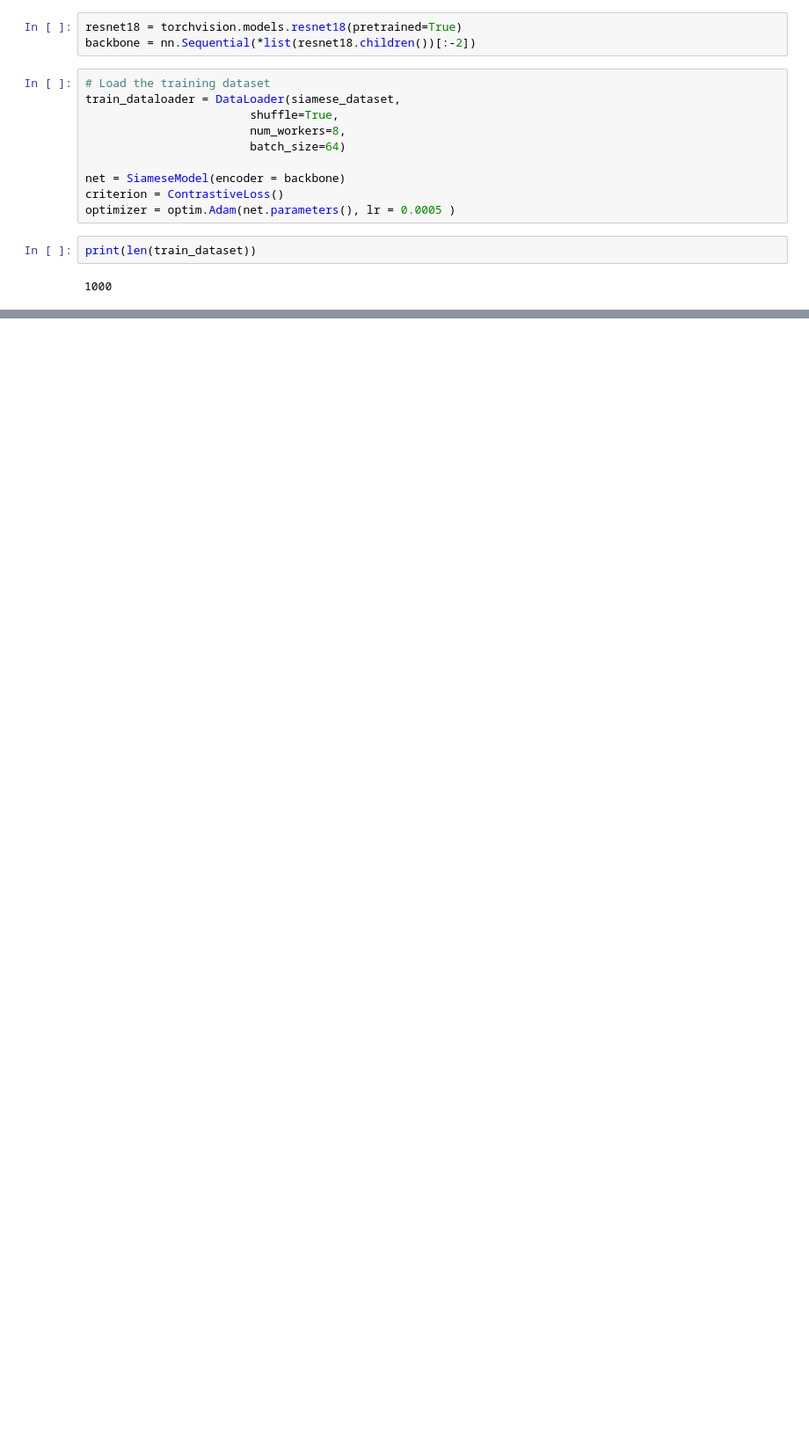
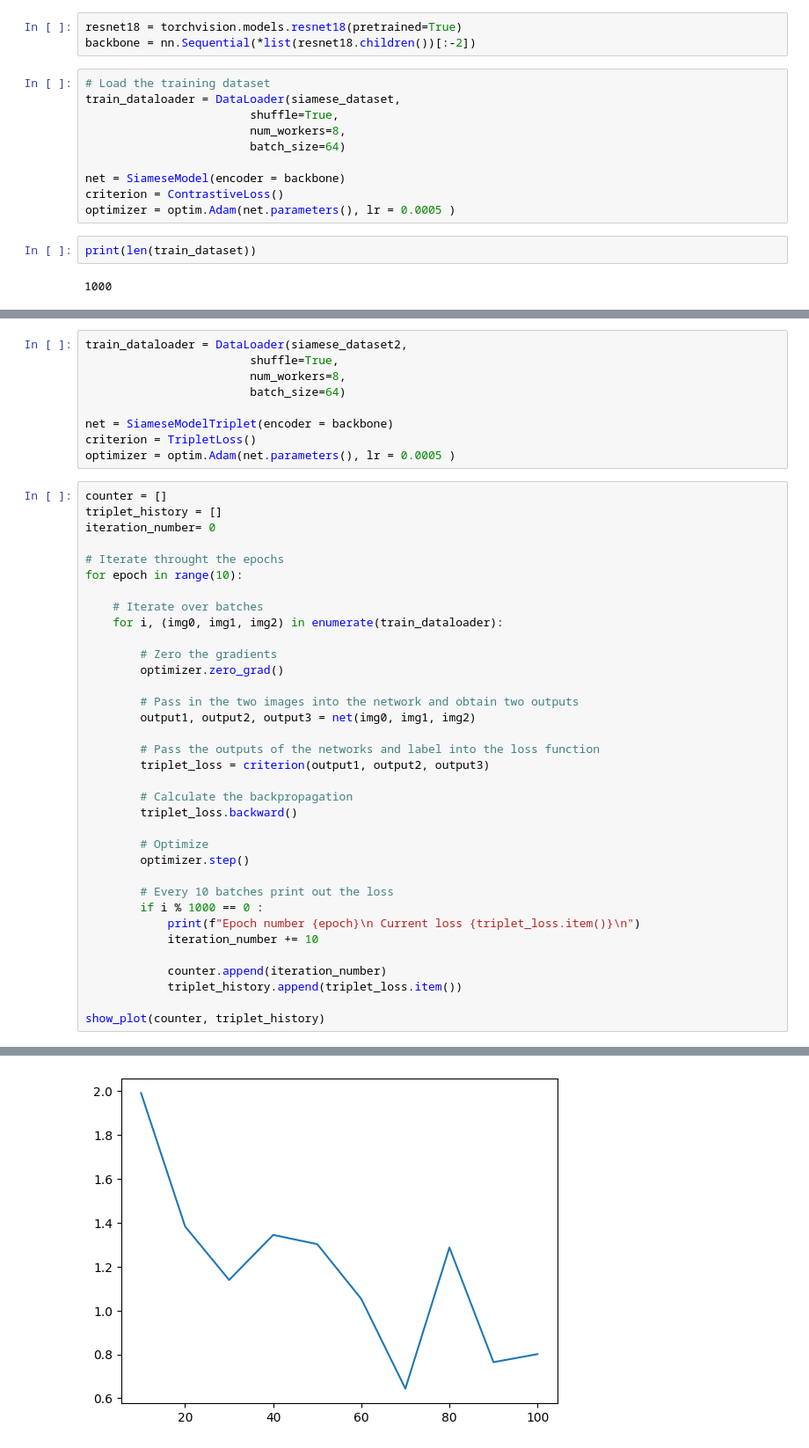
Before and after one commit to PanetoneTryhard/TrabajoVC, a Jupyter notebook: RedSiamesa_PyTorch.ipynb, the cells around one changed output, grey strips where cells are left out. Shown at 88% size. Saved outputs shown, nothing was run; the diff lists cells and outputs as text; blank space fills up the shorter version.

```diff
--- a/RedSiamesa_PyTorch.ipynb
+++ b/RedSiamesa_PyTorch.ipynb
@@ -257,0 +349,45 @@ WARNING:matplotlib.image:Clipping input data to the valid range for imshow with
+# %%
+train_dataloader = DataLoader(siamese_dataset2,
+                        shuffle=True,
+                        num_workers=8,
+                        batch_size=64)
+
+net = SiameseModelTriplet(encoder = backbone)
+criterion = TripletLoss()
+optimizer = optim.Adam(net.parameters(), lr = 0.0005 )
+# %%
+counter = []
+triplet_history = []
+iteration_number= 0
+
+# Iterate throught the epochs
+for epoch in range(10):
+
+    # Iterate over batches
+    for i, (img0, img1, img2) in enumerate(train_dataloader):
+
+        # Zero the gradients
+        optimizer.zero_grad()
+
+        # Pass in the two images into the network and obtain two outputs
+        output1, output2, output3 = net(img0, img1, img2)
+
+        # Pass the outputs of the networks and label into the loss function
+        triplet_loss = criterion(output1, output2, output3)
+
+        # Calculate the backpropagation
+        triplet_loss.backward()
+
+        # Optimize
+        optimizer.step()
+
+        # Every 10 batches print out the loss
+        if i % 1000 == 0 :
+            print(f"Epoch number {epoch}\n Current loss {triplet_loss.item()}\n")
+            iteration_number += 10
+
+            counter.append(iteration_number)
+            triplet_history.append(triplet_loss.item())
+
+show_plot(counter, triplet_history)
+# %% [output]
@@ -257,0 +411 @@ WARNING:matplotlib.image:Clipping input data to the valid range for imshow with
+[figure, added]
```
Also changed, not shown: parts of 10 cells of this notebook.
